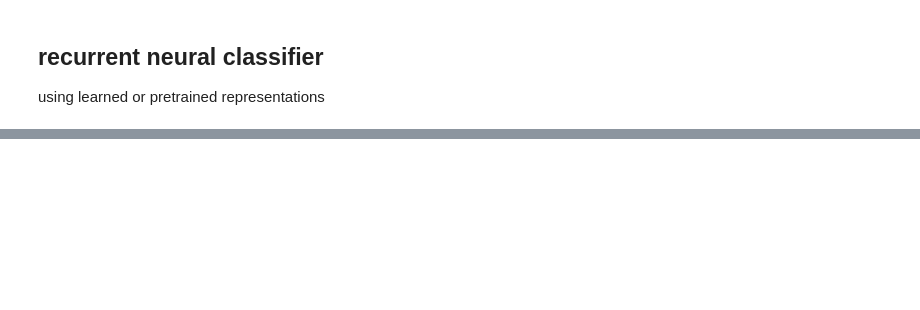
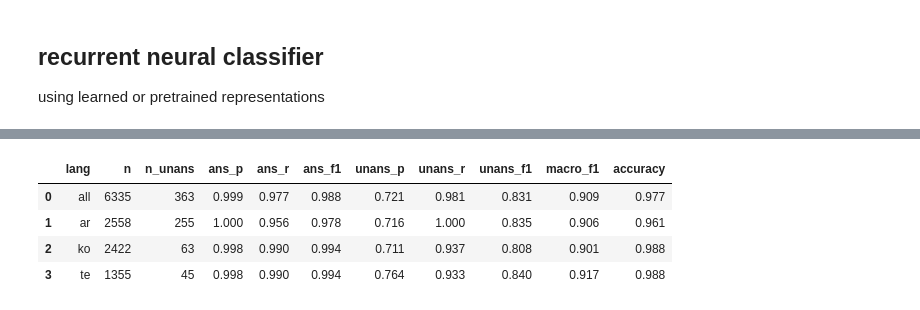
Before and after one commit to Legenden84/msc-nlp-2026, a Jupyter notebook: project_notebooks/nlp_project_w39.ipynb, the cells around one changed output, grey strips where cells are left out. Drawn from its saved outputs; the diff is of its cells as text; code cells hidden in the pictures; blank space fills up the shorter version.

```diff
--- a/project_notebooks/nlp_project_w39.ipynb
+++ b/project_notebooks/nlp_project_w39.ipynb
@@ -299,0 +490,22 @@ embedding matrix: (31044, 768)
+# %%
+# lab_6.ipynb
+def predict(model: nn.Module, valid_dl: DataLoader):
+    """
+    Evaluates the model on the given dataset
+    :param model: The model under evaluation
+    :param valid_dl: A `DataLoader` reading validation data
+    :return: The accuracy of the model on the dataset
+    """
+    # VERY IMPORTANT: Put your model in "eval" mode -- this disables things like
+    # layer normalization and dropout
+    model.eval()
+    preds_all = []
+
+    # ALSO IMPORTANT: Don't accumulate gradients during this process
+    with torch.no_grad():
+        for batch in tqdm(valid_dl, desc='Evaluation'):
+            batch = tuple(t.to(device) for t in batch)
+            logits = model(batch[0], batch[1])
+            preds_all.extend(list(logits.argmax(dim=-1).detach().cpu().numpy()))
+
+    return np.array(preds_all, dtype=bool)
@@ -299,0 +612,11 @@ embedding matrix: (31044, 768)
+# %%
+# train
+train_eval_dl = torch.utils.data.DataLoader(tokenized_datasets['train'], batch_size=batch_size, collate_fn=collate_batch_bilstm)
+df_train["pred_bilstm"] = predict(model, train_eval_dl)
+evaluate_answerability(df_train, "pred_bilstm")
+# %% [output]
+|  | lang | n | n_unans | ans_p | ans_r | ans_f1 | unans_p | unans_r | unans_f1 | macro_f1 | accuracy |
+| 0 | all | 6335 | 363 | 0.999 | 0.977 | 0.988 | 0.721 | 0.981 | 0.831 | 0.909 | 0.977 |
+| 1 | ar | 2558 | 255 | 1.000 | 0.956 | 0.978 | 0.716 | 1.000 | 0.835 | 0.906 | 0.961 |
+| 2 | ko | 2422 | 63 | 0.998 | 0.990 | 0.994 | 0.711 | 0.937 | 0.808 | 0.901 | 0.988 |
+| 3 | te | 1355 | 45 | 0.998 | 0.990 | 0.994 | 0.764 | 0.933 | 0.840 | 0.917 | 0.988 |
```
Also changed, not shown: parts of 44 cells of this notebook, 1 other file.
